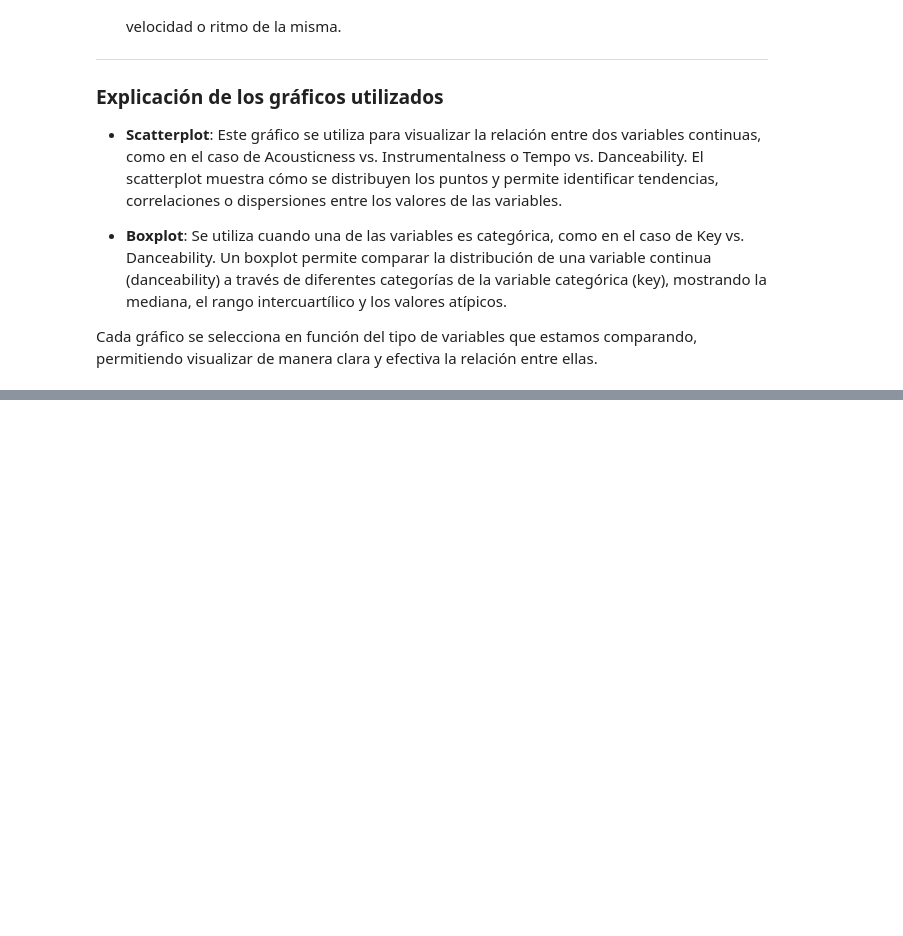
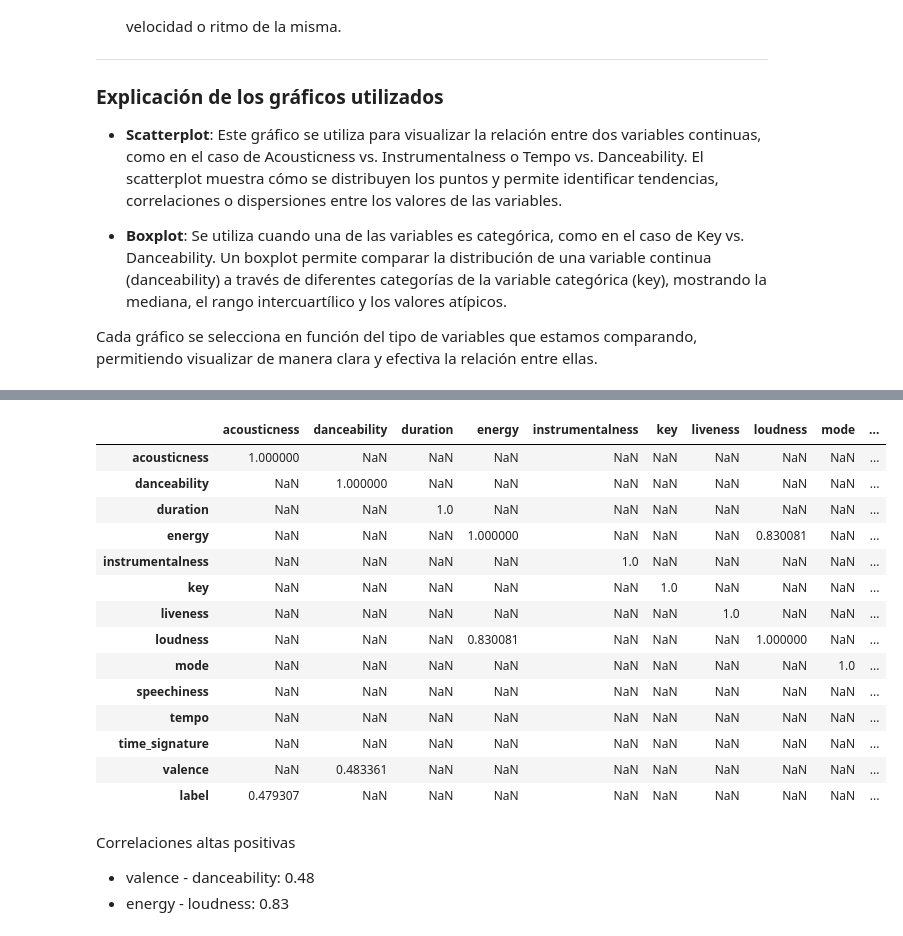
Before and after one commit to jonathancagua/CEIA-ADD, a Jupyter notebook: tp_spotify.ipynb, the cells around one changed output, grey strips where cells are left out. Cells and saved outputs as stored; diff of their text form; code cells hidden in the pictures; blank space fills up the shorter version.

```diff
--- a/tp_spotify.ipynb
+++ b/tp_spotify.ipynb
@@ -421,0 +456,27 @@ Cada gráfico se selecciona en función del tipo de variables que estamos compar
+# %%
+matriz_correlacion = spotify_df.corr(method='pearson')
+umbral = 0.4
+correlaciones_altas = matriz_correlacion[(matriz_correlacion > umbral)]
+
+correlaciones_altas
+# %% [output]
+|  | acousticness | danceability | duration | energy | instrumentalness | key | liveness | loudness | mode | ... |
+| acousticness | 1.000000 | NaN | NaN | NaN | NaN | NaN | NaN | NaN | NaN | ... |
+| danceability | NaN | 1.000000 | NaN | NaN | NaN | NaN | NaN | NaN | NaN | ... |
+| duration | NaN | NaN | 1.0 | NaN | NaN | NaN | NaN | NaN | NaN | ... |
+| energy | NaN | NaN | NaN | 1.000000 | NaN | NaN | NaN | 0.830081 | NaN | ... |
+| instrumentalness | NaN | NaN | NaN | NaN | 1.0 | NaN | NaN | NaN | NaN | ... |
+| key | NaN | NaN | NaN | NaN | NaN | 1.0 | NaN | NaN | NaN | ... |
+| liveness | NaN | NaN | NaN | NaN | NaN | NaN | 1.0 | NaN | NaN | ... |
+| loudness | NaN | NaN | NaN | 0.830081 | NaN | NaN | NaN | 1.000000 | NaN | ... |
+| mode | NaN | NaN | NaN | NaN | NaN | NaN | NaN | NaN | 1.0 | ... |
+| speechiness | NaN | NaN | NaN | NaN | NaN | NaN | NaN | NaN | NaN | ... |
+| tempo | NaN | NaN | NaN | NaN | NaN | NaN | NaN | NaN | NaN | ... |
+| time_signature | NaN | NaN | NaN | NaN | NaN | NaN | NaN | NaN | NaN | ... |
+| valence | NaN | 0.483361 | NaN | NaN | NaN | NaN | NaN | NaN | NaN | ... |
+| label | 0.479307 | NaN | NaN | NaN | NaN | NaN | NaN | NaN | NaN | ... |
+# %% [markdown]
+Correlaciones altas positivas
+
+- valence - danceability: 0.48
+- energy - loudness: 0.83
```
Also changed, not shown: parts of 14 cells of this notebook.
